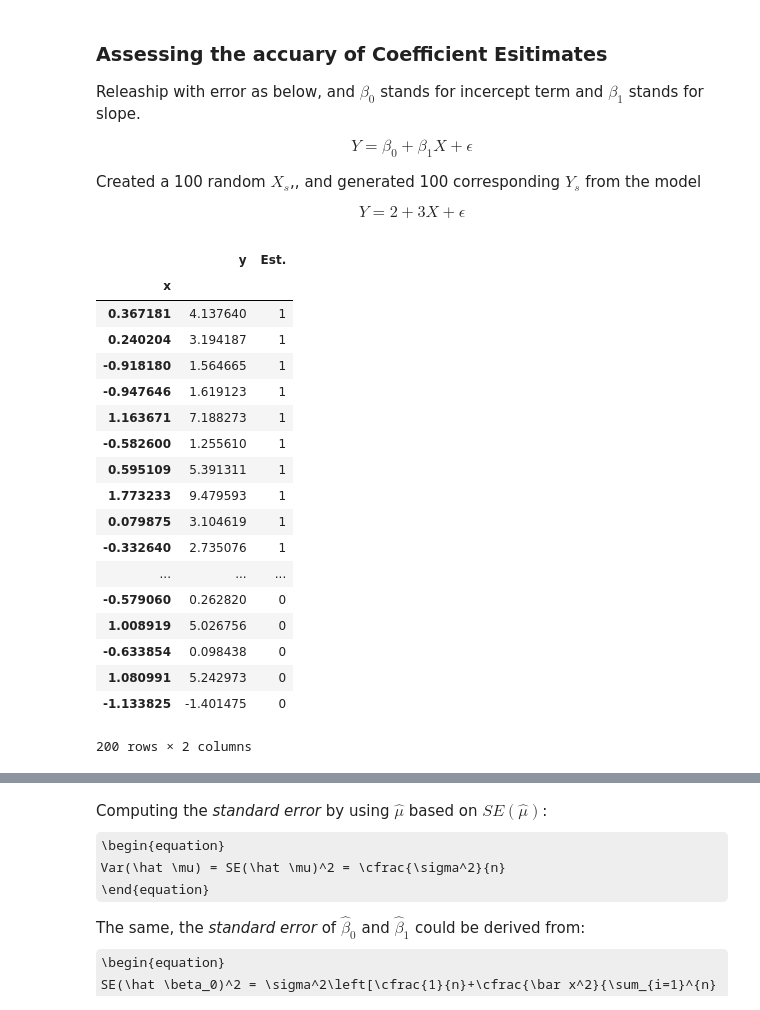
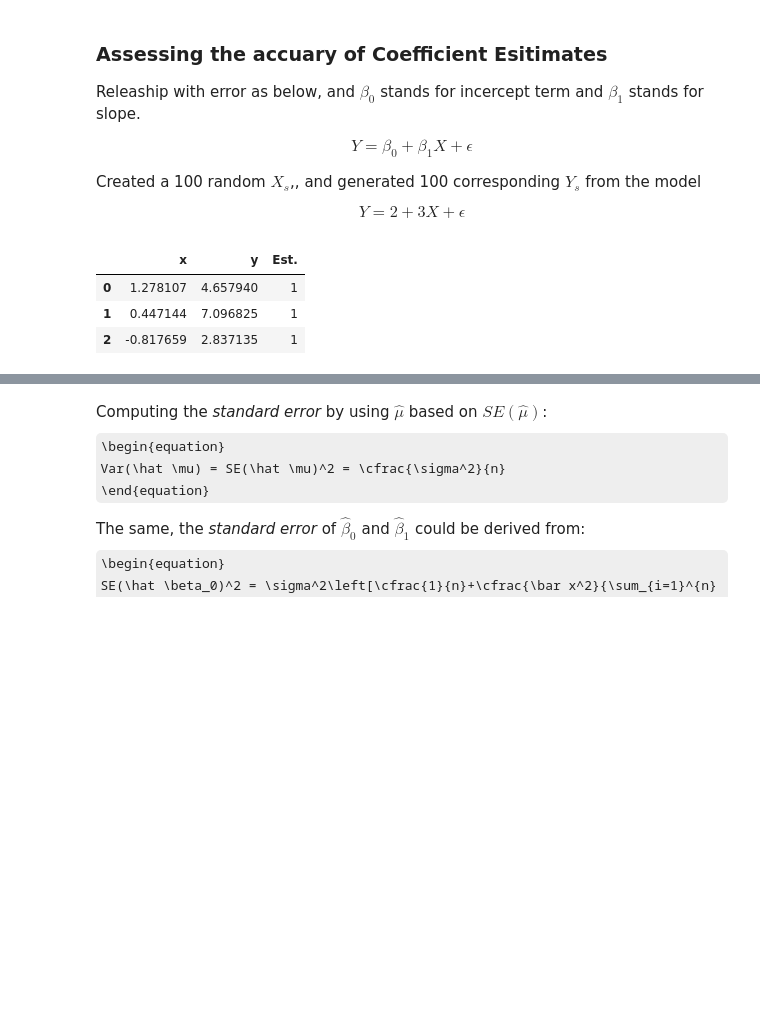
Before and after one commit to monkeyxite/ISL, a Jupyter notebook: C3.ipynb, the cells around one changed output, grey strips where cells are left out. Drawn from its saved outputs; the diff is of its cells as text; code cells hidden in the pictures; some formulas as TeX source; blank space fills up the shorter version.

```diff
--- a/C3.ipynb
+++ b/C3.ipynb
@@ -158,37 +166,24 @@ Created a 100 random $X_s$,, and generated 100 corresponding $Y_s$ from the mode
 Y=2+3X+\epsilon
 \end{equation}
 # %%
+# Draft the x, y with y=f(x)=2+3*x
 x = np.random.uniform(-2,2,100)
-rand = np.random.random_sample(size=100)
+rand = np.random.normal(0,3,100)
+rand2 = np.random.normal(0,1,100)
+
 df1= pd.DataFrame({'x': x, 'y': 2+3*x,"Est.":0})
-df = pd.DataFrame({'x': x, 'y': 2+3*x + np.random.random()*x*x+rand*2,"Est.":1})
+df = pd.DataFrame({'x': x, 'y': 2+(3+rand2)*x + rand*2,"Est.":1})
 
 
 all = df.append(df1)
 all.set_index("x")
+all.head(3)
 #(df1.y-df.y)/df.x
-
-#all.info()
 # %% [output]
-|  | y | Est. |
-| x |  |  |
-| 0.367181 | 4.137640 | 1 |
-| 0.240204 | 3.194187 | 1 |
-| -0.918180 | 1.564665 | 1 |
-| -0.947646 | 1.619123 | 1 |
-| 1.163671 | 7.188273 | 1 |
-| -0.582600 | 1.255610 | 1 |
-| 0.595109 | 5.391311 | 1 |
-| 1.773233 | 9.479593 | 1 |
-| 0.079875 | 3.104619 | 1 |
-| -0.332640 | 2.735076 | 1 |
-| ... | ... | ... |
-| -0.579060 | 0.262820 | 0 |
-| 1.008919 | 5.026756 | 0 |
-| -0.633854 | 0.098438 | 0 |
-| 1.080991 | 5.242973 | 0 |
-| -1.133825 | -1.401475 | 0 |
+|  | x | y | Est. |
+| 0 | 1.278107 | 4.657940 | 1 |
+| 1 | 0.447144 | 7.096825 | 1 |
+| 2 | -0.817659 | 2.837135 | 1 |
-200 rows × 2 columns
 # %%
 # Create a figure instance, and the two subplots
 fig = plt.figure()
```
Also changed, not shown: parts of 22 cells of this notebook.
